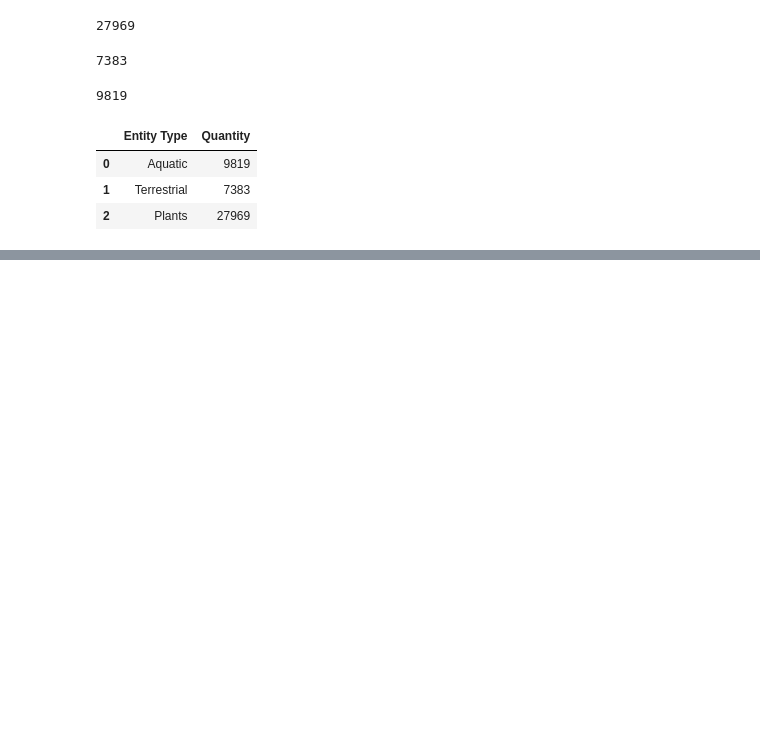
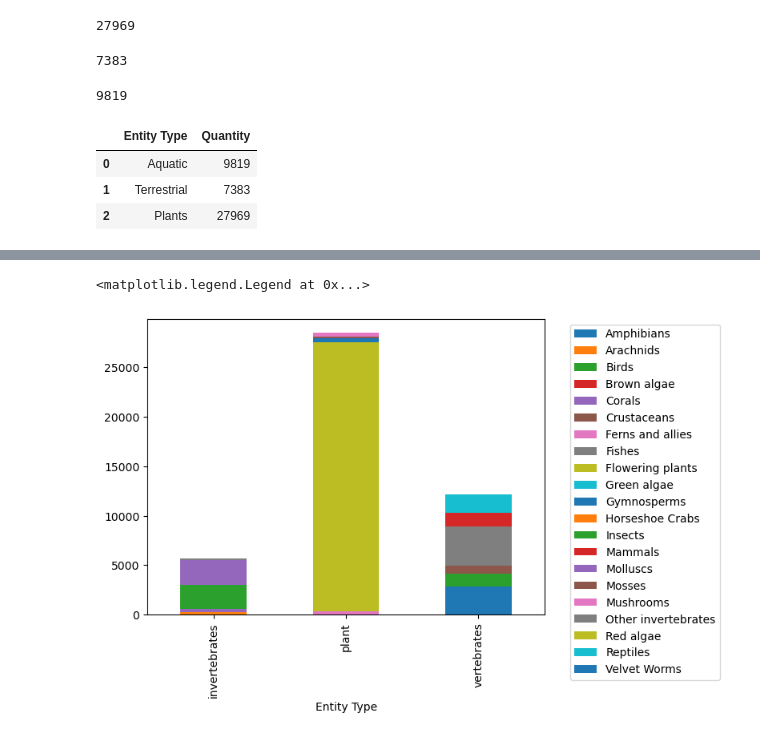
Before and after one commit to ashahi697/WildLifeConservation, a Jupyter notebook: FinalProject.ipynb, the cells around one changed output, grey strips where cells are left out. Drawn from its saved outputs; the diff is of its cells as text; code cells hidden in the pictures; blank space fills up the shorter version.

```diff
--- a/FinalProject.ipynb
+++ b/FinalProject.ipynb
@@ -23,3 +26,39 @@ print(df)
 23             Reptiles   NaN  2024                          1845
 24          Total fungi   NaN  2024                           346
 25         Velvet Worms   NaN  2024                             9
+# %%
+# Copied the main dataframe for stack bar chart for later use
+copy_main_df = df.copy()
+
+# Dropped the unecessary rows
+copy_main_df = copy_main_df.drop([0,1,2,3,24])
+
+
+# Used the Code column and set the value to be invertebrates, fungi, vertebrates, or plants
+copy_main_df['Code'] = ['vertebrates',
+                        'invertebrates',
+                        'vertebrates',
+                        'invertebrates',
+                        'invertebrates',
+                        'vertebrates',
+                        'plant',
+                        'vertebrates',
+                        'plant',
+                        'plant',
+                        'plant',
+                        'invertebrates',
+                        'invertebrates',
+                        'vertebrates',
+                        'invertebrates',
+                        'plant',
+                        'plant',
+                        'invertebrates',
+                        'plant',
+                        'vertebrates',
+                        'invertebrates'
+                       ]
+
+# Changed dataframe so the Code column becomes the index. Created a pivot table to prepare for stacked bar chart.
+# Used fill_value to set the NaN to 0
+pivot_df = copy_main_df.pivot_table(index = "Code", columns="Entity", values="Number of threatened species", fill_value=0)
+pivot_df
@@ -155,0 +214,10 @@ plt.show()
+# %%
+# Stacked bar chart using the pivot_df from the copied data frame
+p = pivot_df.plot(kind='bar',
+                  stacked=True,
+                  legend=False)
+plt.xlabel('Entity Type')
+plt.legend(bbox_to_anchor=(1.05,1), loc='upper left')
+# %% [output]
+<matplotlib.legend.Legend at 0x...>
+[figure, added]
```
Also changed, not shown: parts of 17 cells of this notebook.
